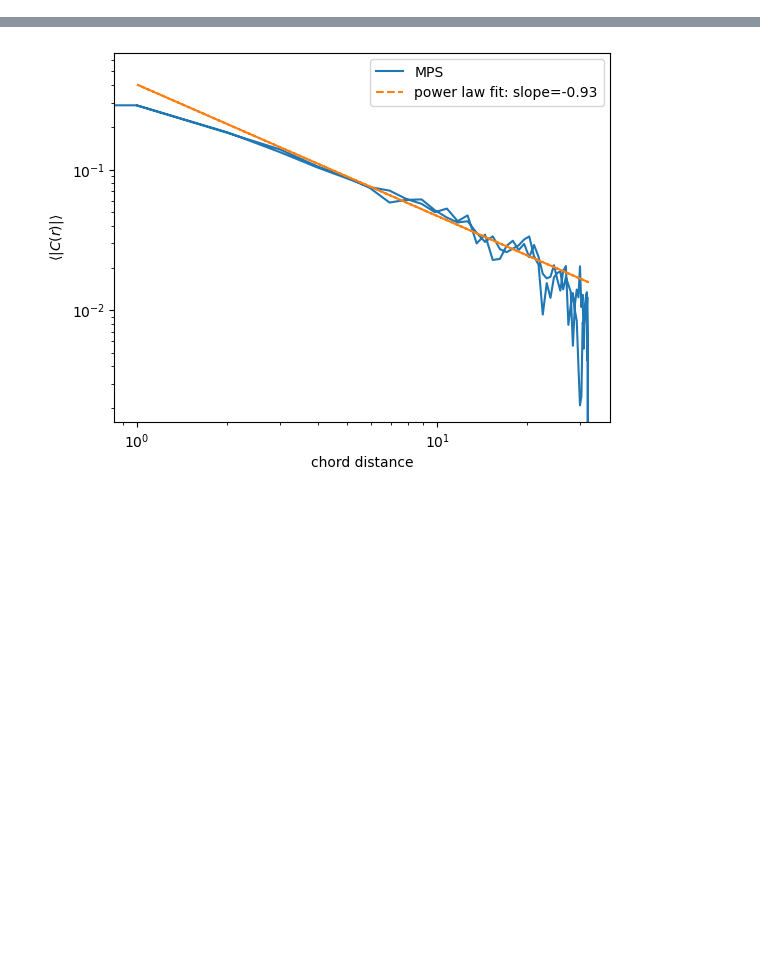
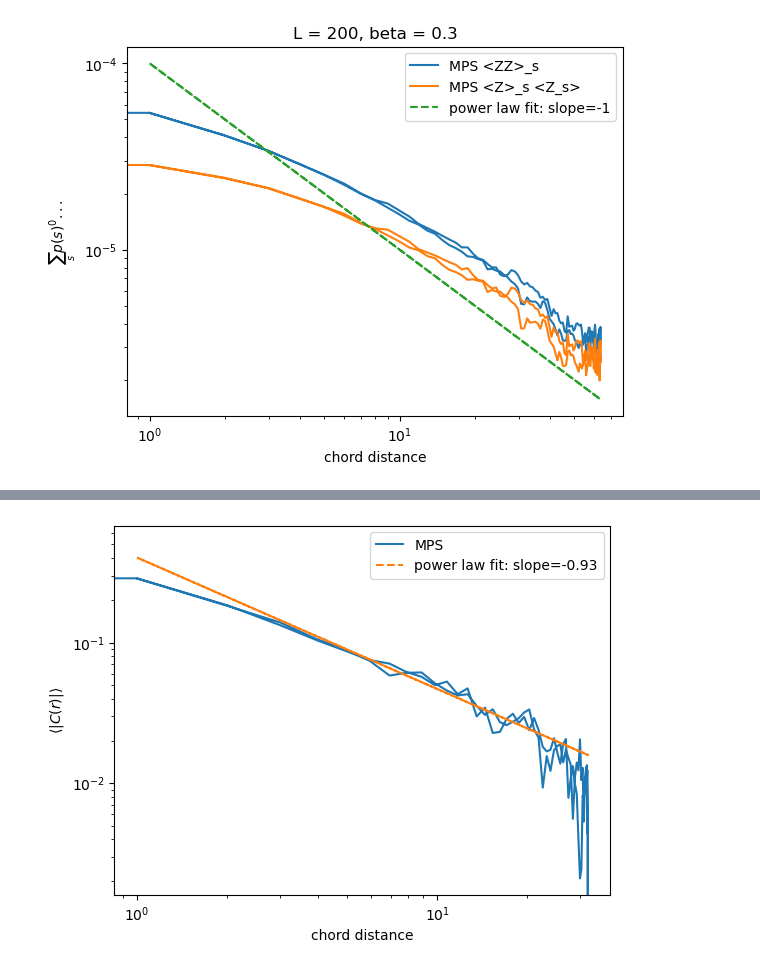
Before and after one commit to YueLiu01/MPSToolBox, a Jupyter notebook: uniform_sample_correlation.ipynb, the cells around one changed output, grey strips where cells are left out. Drawn from its saved outputs; the diff is of its cells as text; code cells hidden in the pictures; blank space fills up the shorter version.

```diff
--- a/uniform_sample_correlation.ipynb
+++ b/uniform_sample_correlation.ipynb
@@ -30,3 +57,24 @@ def ZexpZexp_ml_data(y_pred, q=1, weight=None):
 x = np.arange(L)
 x_chord = L / np.pi * np.sin(np.pi * x / L)
 y = mps_data(L, beta, 1)
+# %%
+L = 200
+beta = 0.3
+weight = 0
+x = np.arange(L)
+x_chord = L / np.pi * np.sin(np.pi * x / L)
+y = mps_corr_data(L, beta, 1, weight=weight)
+plt.loglog(x_chord, y[0], label="MPS <ZZ>_s")
+y = mps_corr_disconn_data(L, beta, 1, weight=weight)
+plt.loglog(x_chord, y[0], label="MPS <Z>_s <Z_s>")
+# poly = np.polyfit(np.log(x_chord[10:100]), np.log(y[0][10:100]), 1)
+# plt.loglog(x_chord, np.exp(poly[1]) * x_chord**poly[0], "--", label=f"power law fit: slope={poly[0]:.2f}")
+
+plt.loglog(x_chord, 1e-4 *x_chord**(-1), "--", label=f"power law fit: slope=-1")
+plt.xlabel("chord distance")
+plt.ylabel(rf"$\sum_s p(s)^{{{weight}}} ...$")
+plt.title(f"L = {L}, beta = {beta}")
+plt.legend()
+plt.show()
+# %% [output]
+[figure, added]
```
Also changed, not shown: parts of 6 cells of this notebook, 6 other files.
